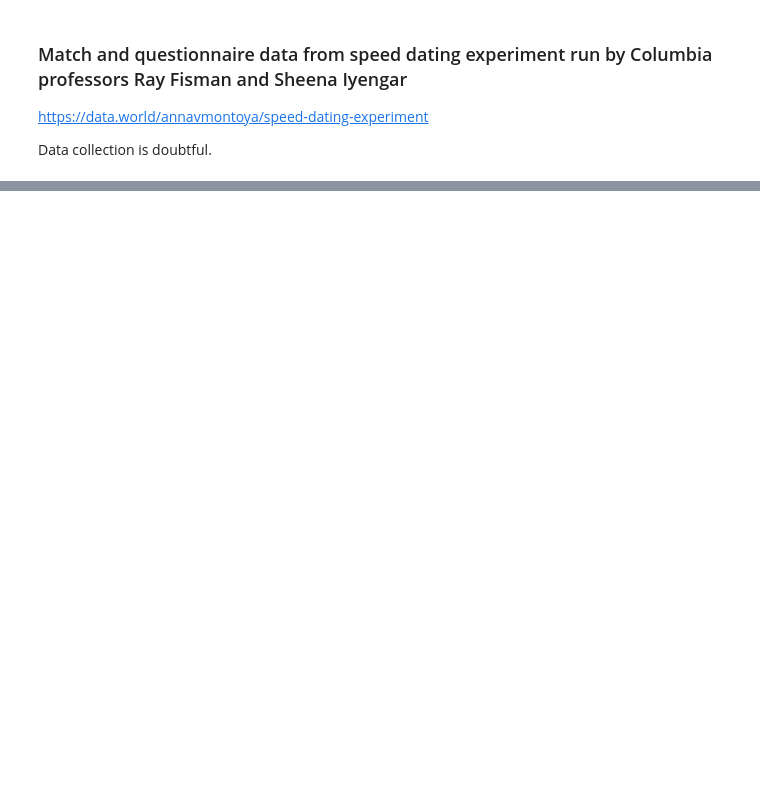
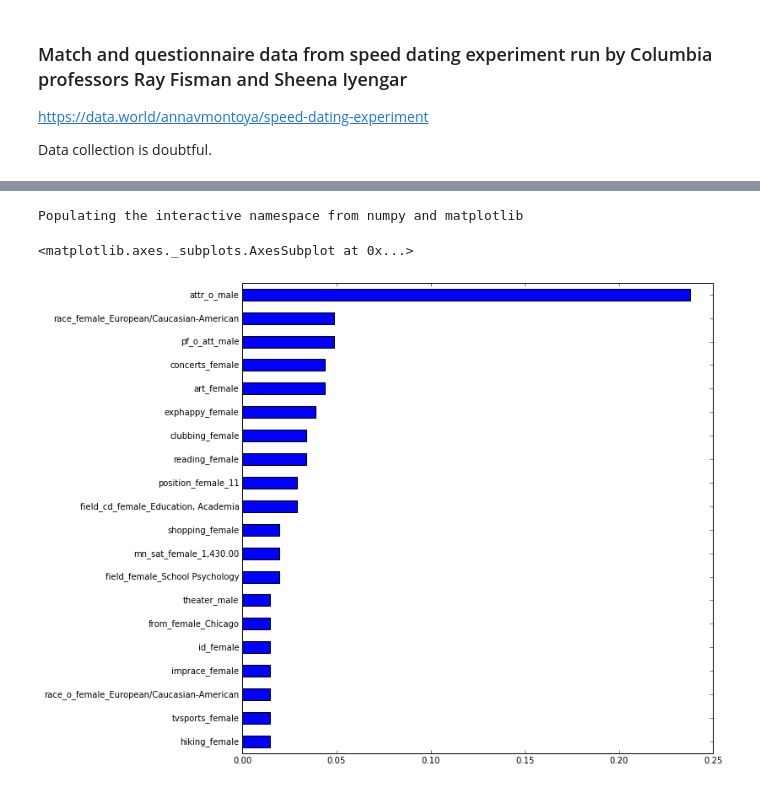
Before and after one commit to cottrell/notebooks, a Jupyter notebook: data.world/do.ipynb, the cells around one changed output, grey strips where cells are left out. Cells and saved outputs as stored; diff of their text form; code cells hidden in the pictures; blank space fills up the shorter version.

```diff
--- a/data.world/do.ipynb
+++ b/data.world/do.ipynb
@@ -39,8 +29,8 @@ AttributeError: 'DMatrix' object has no attribute 'handle'
 # %%
 import xgboost as xgb
-clf = xgb.XGBClassifier(base_score=0.5, colsample_bylevel=1, colsample_bytree=1,
+clf_ = xgb.XGBClassifier(base_score=0.5, colsample_bylevel=1, colsample_bytree=1,
        gamma=0, learning_rate=0.1, max_delta_step=0, max_depth=3,
-       min_child_weight=1, missing=None, n_estimators=100, nthread=-1,
+       min_child_weight=1, missing=np.nan, n_estimators=30, nthread=-1,
        objective='binary:logistic', reg_alpha=0, reg_lambda=1,
        scale_pos_weight=1, seed=0, silent=True, subsample=1)
 # %%
@@ -49,0 +41,6 @@ clf.fit(X.values, y['dec_female'].values)
+# %%
+import sklearn.cross_validation
+X_train, X_test, y_train, y_test = sklearn.cross_validation.train_test_split(X, y)
+# %%
+k = 'dec_female'
+clf_.fit(X_train, y_train[k], eval_set=[(X_train, y_train[k]), (X_test, y_test[k])], eval_metric='auc', early_stopping_rounds=20)
@@ -49,0 +70,4 @@ clf.fit(X.values, y['dec_female'].values)
+# %%
+s = pd.Series(clf_.feature_importances_, index=X.columns)
+s = s[s>0.01]
+s.sort()
@@ -49,0 +94,8 @@ clf.fit(X.values, y['dec_female'].values)
+# %%
+%pylab inline
+figure(figsize=(10, 10))
+s.plot(kind='barh')
+# %% [output]
+Populating the interactive namespace from numpy and matplotlib
+<matplotlib.axes._subplots.AxesSubplot at 0x...>
+[figure, added]
```
Also changed, not shown: parts of 12 cells of this notebook, 1 other file.
